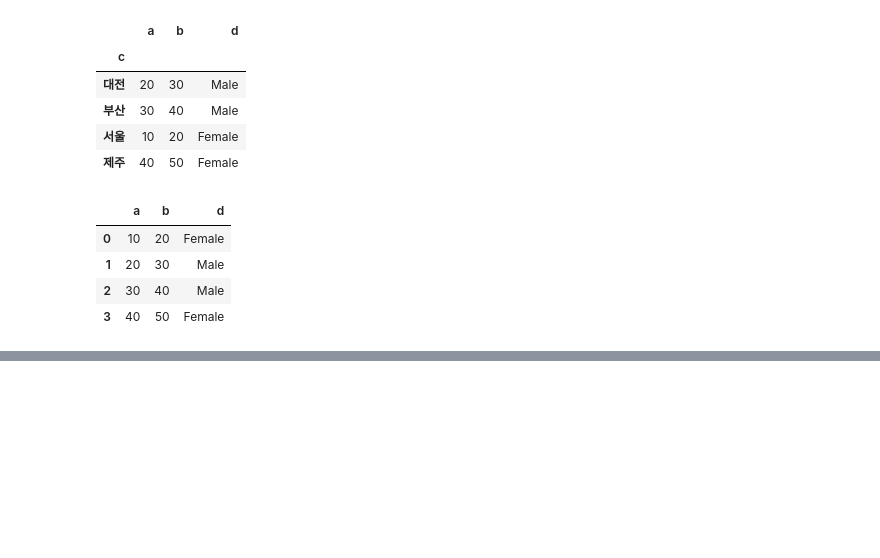
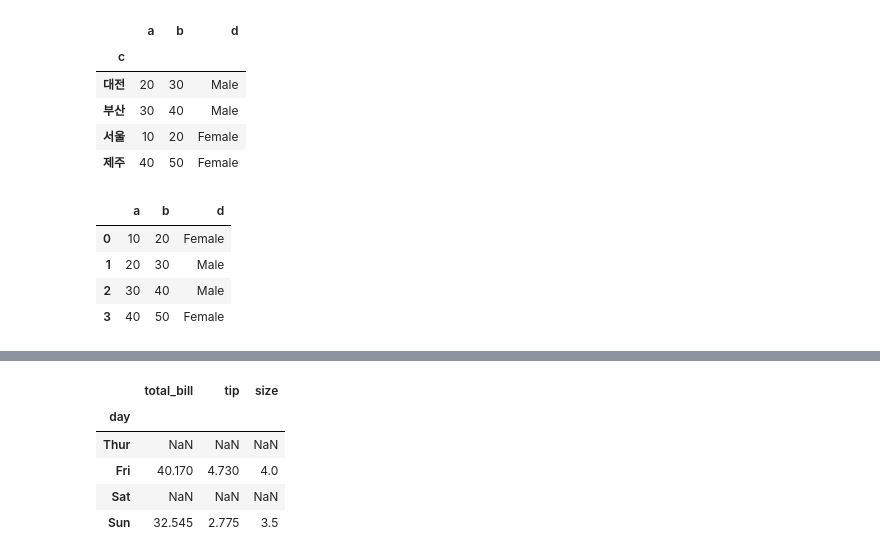
Before and after one commit to moman05/StudyPandas, a Jupyter notebook: 10_pandas_그룹연산.ipynb, the cells around one changed output, grey strips where cells are left out. Saved outputs shown, nothing was run; the diff lists cells and outputs as text; code cells hidden in the pictures; blank space fills up the shorter version.

```diff
--- a/10_pandas_그룹연산.ipynb
+++ b/10_pandas_그룹연산.ipynb
@@ -365,0 +551,10 @@ df2_grp.transform(mean)
+# %%
+# 멀티 인덱스에서 값 조회
+group_avg.loc['Yes']
+# %% [output]
+|  | total_bill | tip | size |
+| day |  |  |  |
+| Thur | NaN | NaN | NaN |
+| Fri | 40.170 | 4.730 | 4.0 |
+| Sat | NaN | NaN | NaN |
+| Sun | 32.545 | 2.775 | 3.5 |
```
Also changed, not shown: parts of 34 cells of this notebook, 3 other files.
